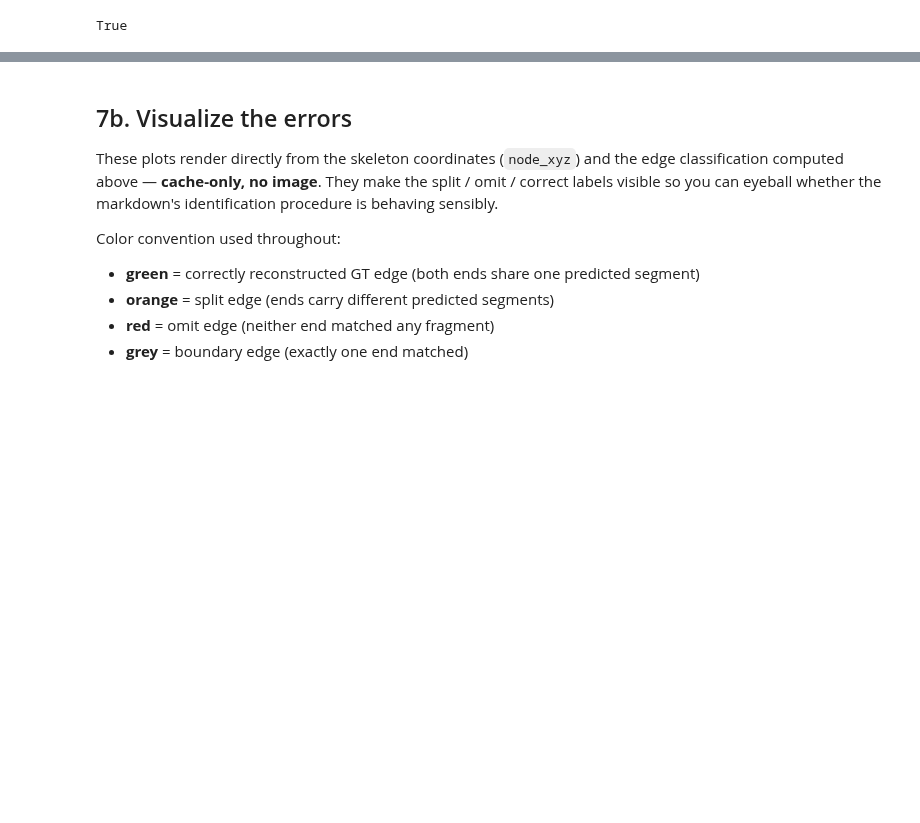
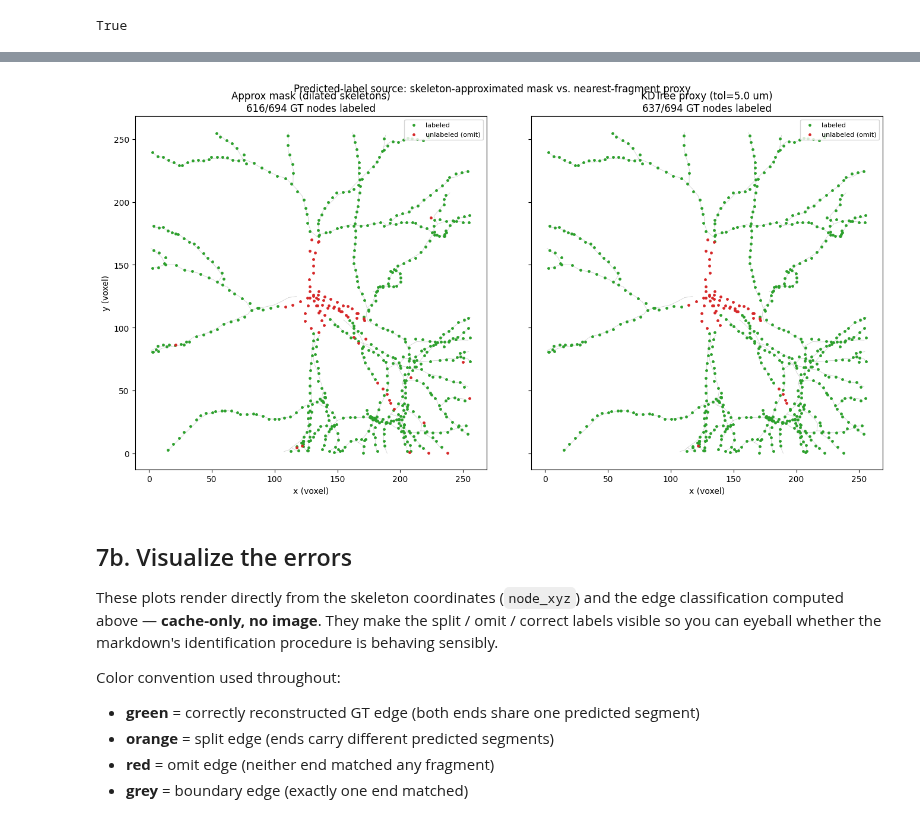
Before and after one commit to StevenZhang0116/exa-spim-agent, a Jupyter notebook: notebooks/test_markdown_instructions.ipynb, the cells around one changed output, grey strips where cells are left out. Drawn from its saved outputs; the diff is of its cells as text; code cells hidden in the pictures; blank space fills up the shorter version.

Commit message:
improve markdown and check alignment

```diff
--- a/notebooks/test_markdown_instructions.ipynb
+++ b/notebooks/test_markdown_instructions.ipynb
@@ -162,7 +162,7 @@ The tolerance is *not* a stored constant — the markdown only says "~a few µm"
 explicit here and treat it as the one free parameter the markdown leaves to the reader. This
 is itself a test of whether the markdown is self-contained enough to act on.
 # %%
-MATCH_TOL_UM = 2.0   # markdown only says "~a few µm"; reader's choice. Flagged as a gap below.
+MATCH_TOL_UM = 5.0   # markdown only says "~a few µm"; reader's choice. Flagged as a gap below.
 
 # Vectorized nearest-fragment query over all GT nodes at once.
 # node_xyz is (N,3) in (x,y,z) microns; kdtree is built over fragment node_xyz (same space).
@@ -308,3 +444,31 @@ True
+# %%
+# Side-by-side: GT nodes in the patch labeled by the APPROX MASK (left) vs the
+# KDTree nearest-fragment proxy used in sections 4-7 (right). Grey = fragment
+# skeleton edges rasterized into the mask; green = labeled GT node; red =
+# unlabeled (-> omit). Same data, two ways of reading the predicted label.
+import matplotlib.pyplot as plt
+
+fig, axes = plt.subplots(1, 2, figsize=(14, 7), sharex=True, sharey=True)
+xs, ys = gt_local_patch[:, 2], gt_local_patch[:, 1]   # plot the (x, y) projection
+labelings = [
+    ("Approx mask (dilated skeletons)", [approx_label[int(n)] for n in gt_ids_patch]),
+    (f"KDTree proxy (tol={MATCH_TOL_UM} um)", [gt_pred_label[int(n)] for n in gt_ids_patch]),
+]
+for ax, (title, labs) in zip(axes, labelings):
+    for (s, e) in frag_edges:                          # rasterized fragment lines
+        ax.plot([s[2], e[2]], [s[1], e[1]], color="#cccccc", lw=0.5, zorder=1)
+    labeled = np.array([l != "0" for l in labs])
+    ax.scatter(xs[labeled],  ys[labeled],  s=6, c="#2ca02c", label="labeled",          zorder=3)
+    ax.scatter(xs[~labeled], ys[~labeled], s=6, c="#d62728", label="unlabeled (omit)", zorder=3)
+    ax.set_title(f"{title}\n{int(labeled.sum())}/{len(labs)} GT nodes labeled")
+    ax.set_aspect("equal"); ax.set_xlabel("x (voxel)")
+    ax.legend(loc="upper right", fontsize=8)
+axes[0].set_ylabel("y (voxel)")
+fig.suptitle("Predicted-label source: skeleton-approximated mask vs. nearest-fragment proxy")
+fig.tight_layout()
+plt.show()
+# %% [output]
+[figure, added]
 # %% [markdown]
 ## 7b. Visualize the errors
 
```
Also changed, not shown: parts of 7 cells of this notebook.
